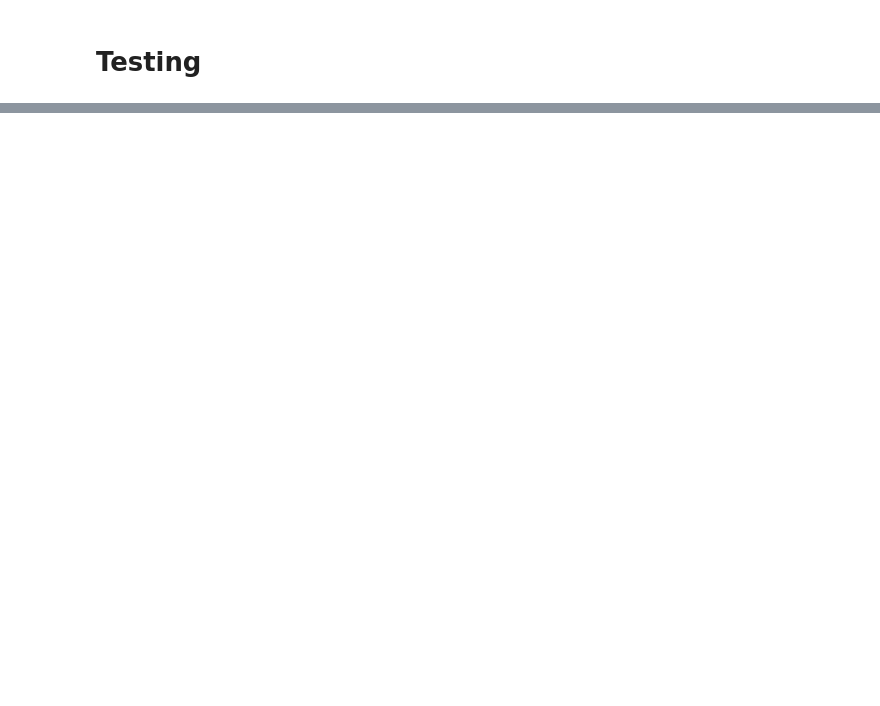
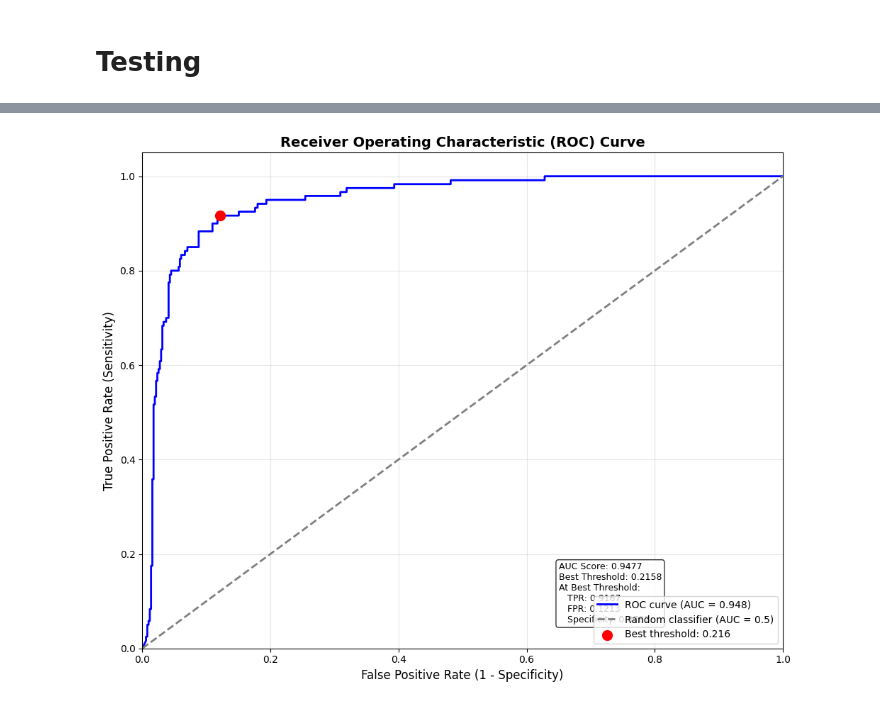
Before and after one commit to gentlsnek/MinorProject, a Jupyter notebook: modelv3.ipynb, the cells around one changed output, grey strips where cells are left out. Drawn from its saved outputs; the diff is of its cells as text; code cells hidden in the pictures; blank space fills up the shorter version.

```diff
--- a/modelv3.ipynb
+++ b/modelv3.ipynb
@@ -316,0 +234,95 @@ plt.show()
+# %%
+from sklearn.metrics import roc_curve, roc_auc_score
+import matplotlib.pyplot as plt
+import numpy as np
+
+def plot_roc_curve(model, X_test, y_test, figsize=(10, 8)):
+    """
+    Plots the ROC curve for the given model and calculates the AUC score.
+
+    Args:
+        model: The trained model with a predict method
+        X_test: Test features
+        y_test: True labels for test data
+        figsize: Figure size as a tuple (width, height)
+    """
+    # Convert inputs to appropriate format if needed
+    if isinstance(X_test, np.ndarray):
+        X_test = torch.tensor(X_test, dtype=torch.float32)
+
+    if X_test.dim() == 1:
+        X_test = X_test.unsqueeze(0)
+
+    # Get probability predictions
+    with torch.no_grad():
+        y_pred_prob = model(X_test).numpy().flatten()
+
+    # Get true labels as numpy array
+    y_test_numpy = y_test.numpy() if isinstance(y_test, torch.Tensor) else np.array(y_test)
+
+    # Calculate ROC curve points and AUC
+    fpr, tpr, thresholds = roc_curve(y_test_numpy, y_pred_prob)
+    auc_score = roc_auc_score(y_test_numpy, y_pred_prob)
+
+    # Create plot
+    plt.figure(figsize=figsize)
+
+    # Plot ROC curve
+    plt.plot(fpr, tpr, color='blue', lw=2,
+             label=f'ROC curve (AUC = {auc_score:.3f})')
+
+    # Plot diagonal line (random classifier)
+    plt.plot([0, 1], [0, 1], color='gray', linestyle='--', lw=2,
+             label='Random classifier (AUC = 0.5)')
+
+    # Highlight key points
+    best_threshold_idx = np.argmax(tpr - fpr)
+    best_threshold = thresholds[best_threshold_idx]
+    best_fpr, best_tpr = fpr[best_threshold_idx], tpr[best_threshold_idx]
+
+    plt.scatter(best_fpr, best_tpr, color='red', s=100, zorder=3,
+                label=f'Best threshold: {best_threshold:.3f}')
+
+    # Formatting
+    plt.xlim([0.0, 1.0])
+    plt.ylim([0.0, 1.05])
+    plt.grid(True, alpha=0.3)
+    plt.xlabel('False Positive Rate (1 - Specificity)', fontsize=12)
+    plt.ylabel('True Positive Rate (Sensitivity)', fontsize=12)
+    plt.title('Receiver Operating Characteristic (ROC) Curve', fontsize=14, fontweight='bold')
+    plt.legend(loc='lower right', fontsize=10)
+
+    # Add detailed info text box
+    textstr = '\n'.join((
+        f'AUC Score: {auc_score:.4f}',
+        f'Best Threshold: {best_threshold:.4f}',
+        f'At Best Threshold:',
+        f'   TPR: {best_tpr:.4f}',
+        f'   FPR: {best_fpr:.4f}',
+        f'   Specificity: {1-best_fpr:.4f}'
+    ))
+
+    props = dict(boxstyle='round', facecolor='white', alpha=0.8)
+    plt.text(0.65, 0.05, textstr, fontsize=9,
+             verticalalignment='bottom', bbox=props)
+
+    plt.tight_layout()
+    plt.show()
+
+    # Return metrics for further analysis if needed
+    return {
+        'fpr': fpr,
+        'tpr': tpr,
+        'thresholds': thresholds,
+        'auc': auc_score,
+        'best_threshold': best_threshold
+    }
+
+# Generate the ROC curve for your model
+roc_results = plot_roc_curve(model, X_test, y_test)
+
+# Print key metrics
+print(f"ROC AUC Score: {roc_results['auc']:.4f}")
+print(f"Best threshold: {roc_results['best_threshold']:.4f}")
+# %% [output]
+[figure, added]
```
Also changed, not shown: parts of 7 cells of this notebook, 3 other files.
